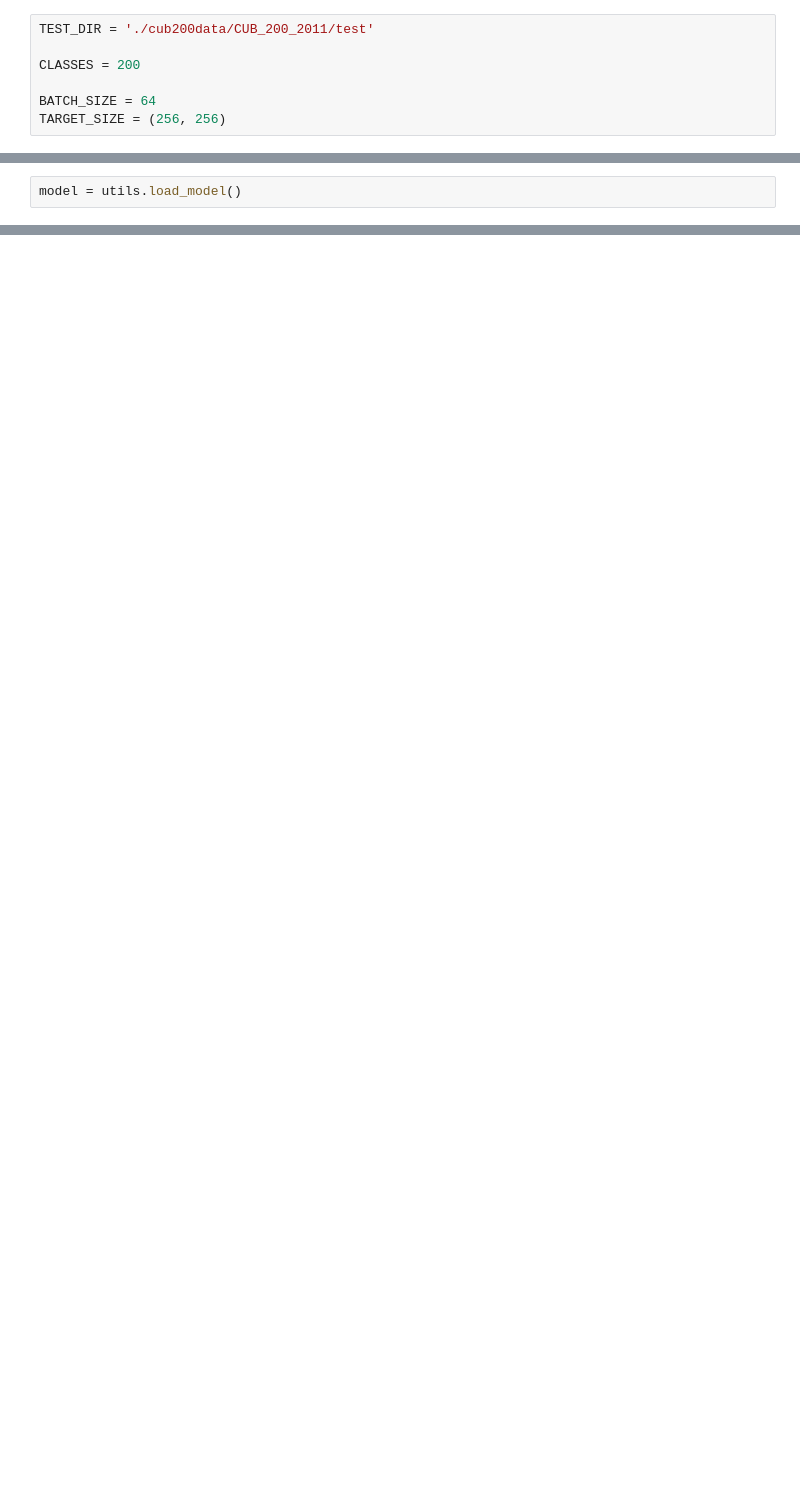
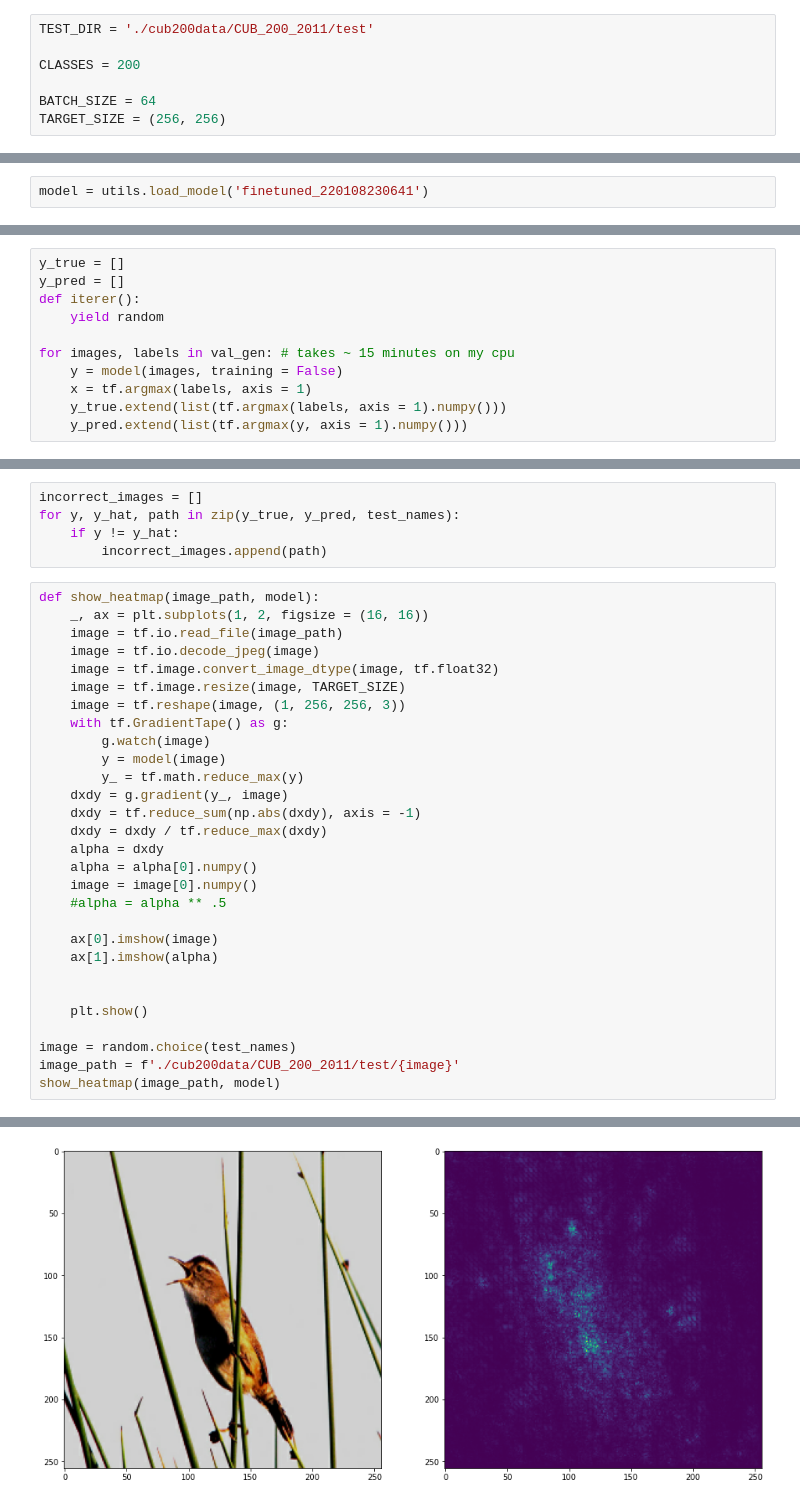
Before and after one commit to electricdarb/birdnet, a Jupyter notebook: eval.ipynb, the cells around one changed output, grey strips where cells are left out. Drawn from its saved outputs; the diff is of its cells as text; blank space fills up the shorter version.

```diff
--- a/eval.ipynb
+++ b/eval.ipynb
@@ -21,2 +37,2 @@ val_gen = test_datagen.flow_from_directory(TEST_DIR, batch_size = BATCH_SIZE, ta
 # %%
-model = utils.load_model()
+model = utils.load_model('finetuned_220108230641')
@@ -28,0 +44,11 @@ for images, labels in val_gen:
+# %%
+y_true = []
+y_pred = []
+def iterer():
+    yield random
+
+for images, labels in val_gen: # takes ~ 15 minutes on my cpu
+    y = model(images, training = False)
+    x = tf.argmax(labels, axis = 1)
+    y_true.extend(list(tf.argmax(labels, axis = 1).numpy()))
+    y_pred.extend(list(tf.argmax(y, axis = 1).numpy()))
@@ -28,0 +61,35 @@ for images, labels in val_gen:
+# %%
+incorrect_images = []
+for y, y_hat, path in zip(y_true, y_pred, test_names):
+    if y != y_hat:
+        incorrect_images.append(path)
+# %%
+def show_heatmap(image_path, model):
+    _, ax = plt.subplots(1, 2, figsize = (16, 16))
+    image = tf.io.read_file(image_path)
+    image = tf.io.decode_jpeg(image)
+    image = tf.image.convert_image_dtype(image, tf.float32)
+    image = tf.image.resize(image, TARGET_SIZE)
+    image = tf.reshape(image, (1, 256, 256, 3))
+    with tf.GradientTape() as g:
+        g.watch(image)
+        y = model(image)
+        y_ = tf.math.reduce_max(y)
+    dxdy = g.gradient(y_, image)
+    dxdy = tf.reduce_sum(np.abs(dxdy), axis = -1)
+    dxdy = dxdy / tf.reduce_max(dxdy)
+    alpha = dxdy
+    alpha = alpha[0].numpy()
+    image = image[0].numpy()
+    #alpha = alpha ** .5
+
+    ax[0].imshow(image)
+    ax[1].imshow(alpha)
+
+
+    plt.show()
+
+image = random.choice(test_names)
+image_path = f'./cub200data/CUB_200_2011/test/{image}'
+show_heatmap(image_path, model)
+# %% [output]
@@ -28,0 +97 @@ for images, labels in val_gen:
+[figure, added]
```
Also changed, not shown: parts of 11 cells of this notebook, 5 other files.
